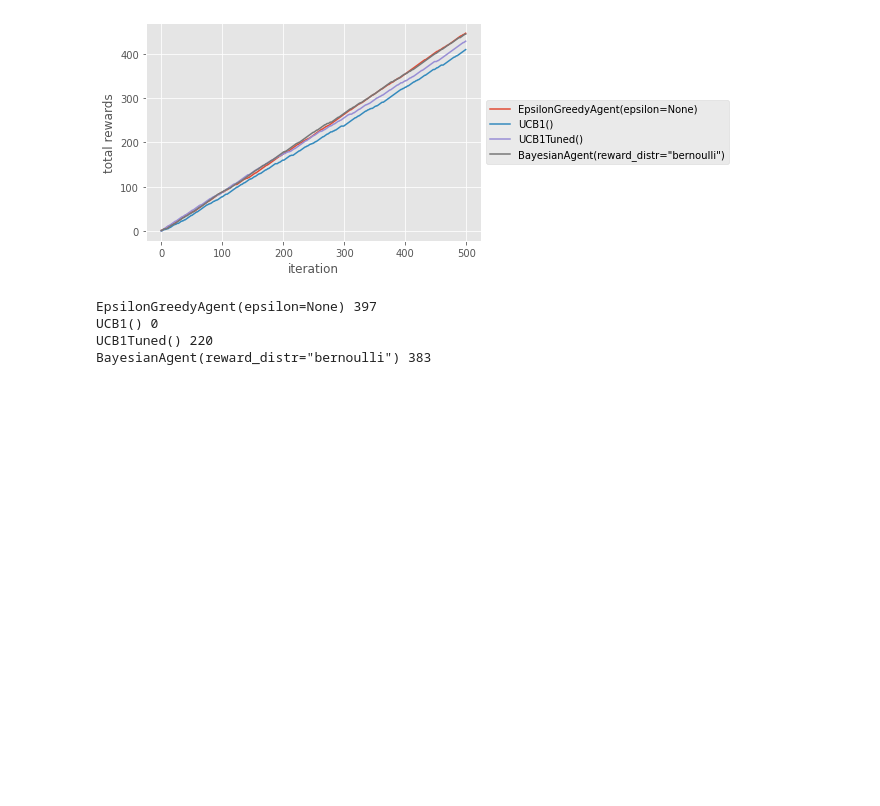
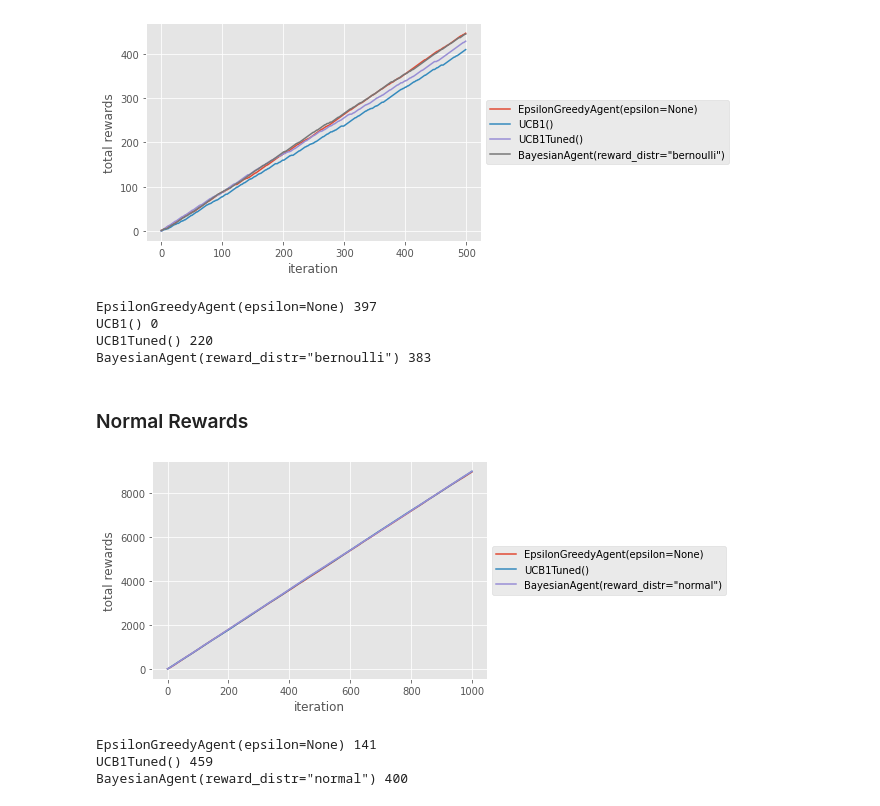
Before and after one commit to eminik/samples, a Jupyter notebook: notebooks/Multi-Armed Bandits Experiments.ipynb, the cells around one changed output. Drawn from its saved outputs; the diff is of its cells as text; code cells hidden in the pictures; blank space fills up the shorter version.

Commit message:
Update bayesian bandit for normal rewards

```diff
--- a/notebooks/Multi-Armed Bandits Experiments.ipynb
+++ b/notebooks/Multi-Armed Bandits Experiments.ipynb
@@ -197,3 +199,28 @@ EpsilonGreedyAgent(epsilon=None) 397
 UCB1() 0
 UCB1Tuned() 220
 BayesianAgent(reward_distr="bernoulli") 383
+# %% [markdown]
+### Normal Rewards
+# %%
+means = [3, 5, 7, 9]
+normal_bandits = [Bandit(m=m, sigma=1) for m in means]
+# %%
+def get_agents():
+    agents = [
+        EpsilonGreedyAgent(),
+        ucb.UCB1TunedAgent(),
+        BayesianAgent('normal'),
+    ]
+    return agents
+# %%
+utils.compare_agents(get_agents(), normal_bandits, iterations=1000, show_plot=True)
+# %% [output]
+[figure, added]
+# %%
+wins = run_comparison(normal_bandits)
+for g, w in zip(get_agents(), wins):
+    print(g, w)
+# %% [output]
+EpsilonGreedyAgent(epsilon=None) 141
+UCB1Tuned() 459
+BayesianAgent(reward_distr="normal") 400
```
Also changed, not shown: parts of 1 cell of this notebook, 2 other files.
